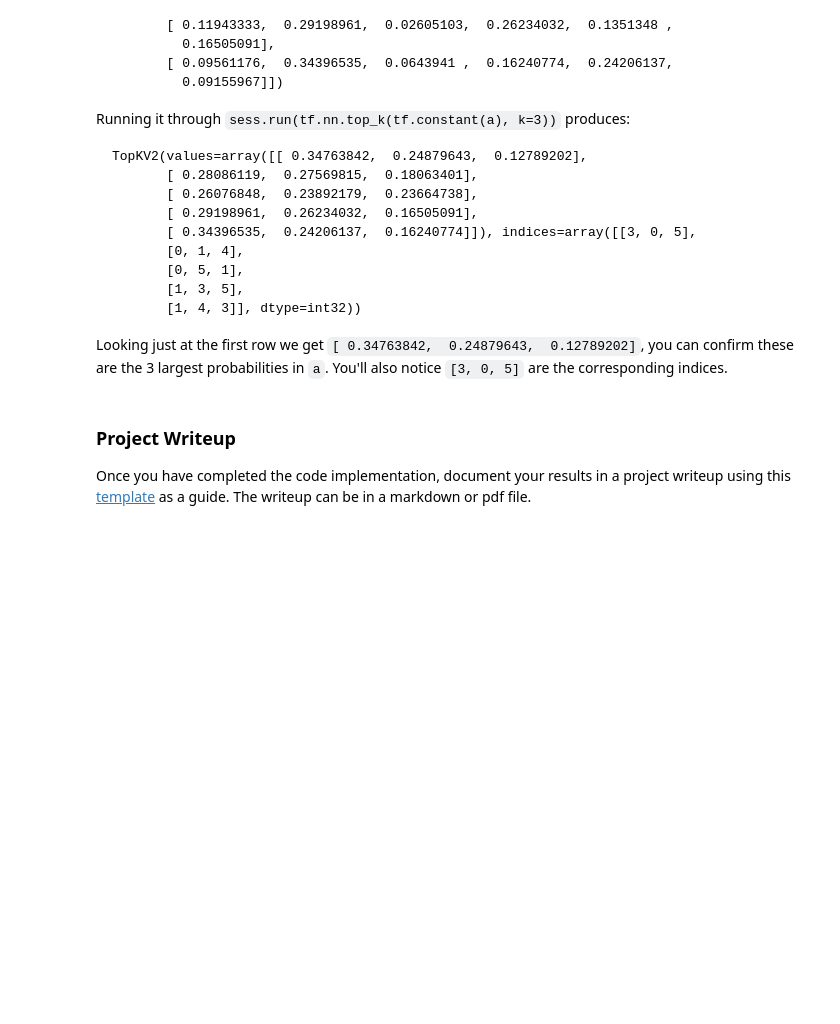
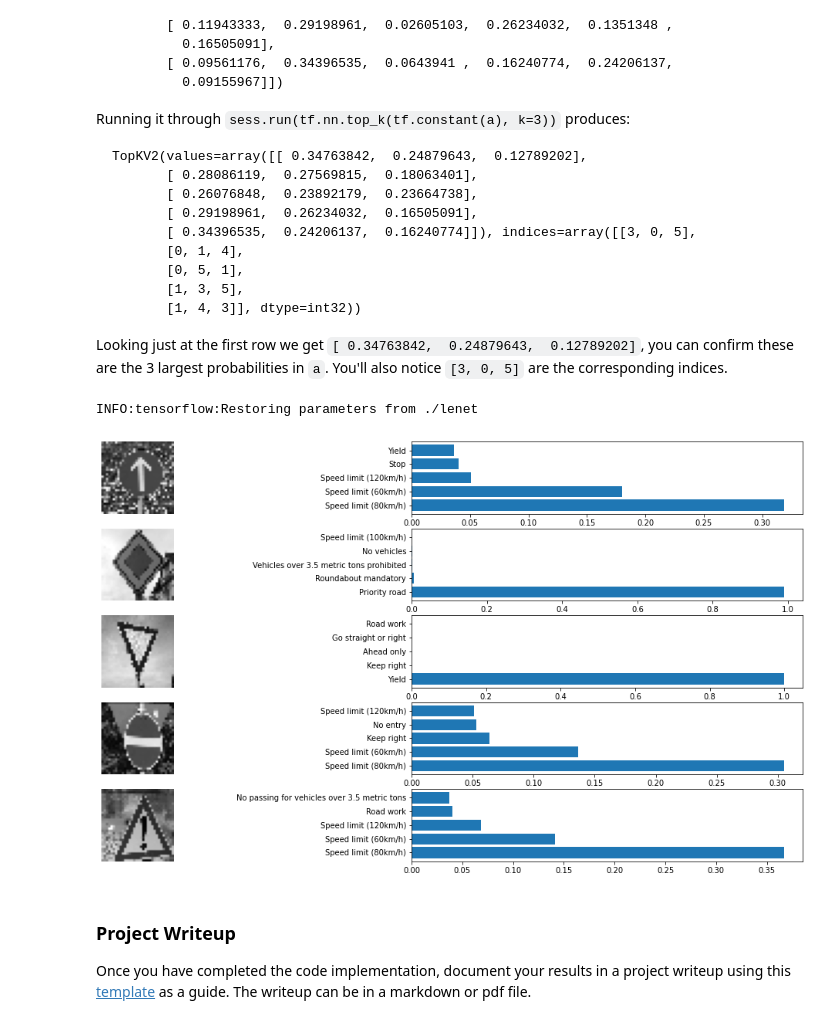
Before and after one commit to G-Ishan/Traffic-Sign-Classifier, a Jupyter notebook: Traffic_Sign_Classifier.ipynb, the cells around one changed output. Saved outputs shown, nothing was run; the diff lists cells and outputs as text; code cells hidden in the pictures; blank space fills up the shorter version.

```diff
--- a/Traffic_Sign_Classifier.ipynb
+++ b/Traffic_Sign_Classifier.ipynb
@@ -557,3 +550,38 @@ Looking just at the first row we get `[ 0.34763842,  0.24879643,  0.12789202]`,
+# %%
+### Print out the top five softmax probabilities for the predictions on the German traffic sign images found on the web.
+### Feel free to use as many code cells as needed.
+def plot_softmax(test_images, train_images, top_k):
+    probabilities = top_k.values
+    indices = top_k.indices
+    assert (len(test_images) == len(indices))
+
+    n_columns = 2
+    n_rows = len(indices)
+    fig, axes = plt.subplots(n_rows,n_columns, figsize=(20,10))
+    axes = axes.ravel()
+
+    i = 0
+    for row in range(n_rows):
+        axes[i].axis('off')
+        # show the road sign image
+        axes[i].imshow(test_images[row], cmap='gray')
+        i += 1
+        # plot bar graph of softmax probabilities
+        labels = [signnames[str(j)] for j in indices[row]]
+        axes[i].barh(labels, probabilities[row])
+        i += 1
+# %%
+softmax_logits = tf.nn.softmax(logits)
+top_k=tf.nn.top_k(softmax_logits,5)
+
+with tf.Session() as sess:
+    saver.restore(sess, tf.train.latest_checkpoint('.'))
+    top_k = sess.run(top_k, feed_dict={x: X_online_test, keep_prob : 1.0})
+
+    plot_softmax(X_online_test, X_train, top_k)
+# %% [output]
+INFO:tensorflow:Restoring parameters from ./lenet
+[figure, added]
 # %% [markdown]
 ### Project Writeup
 
```
Also changed, not shown: parts of 13 cells of this notebook, 9 other files.
